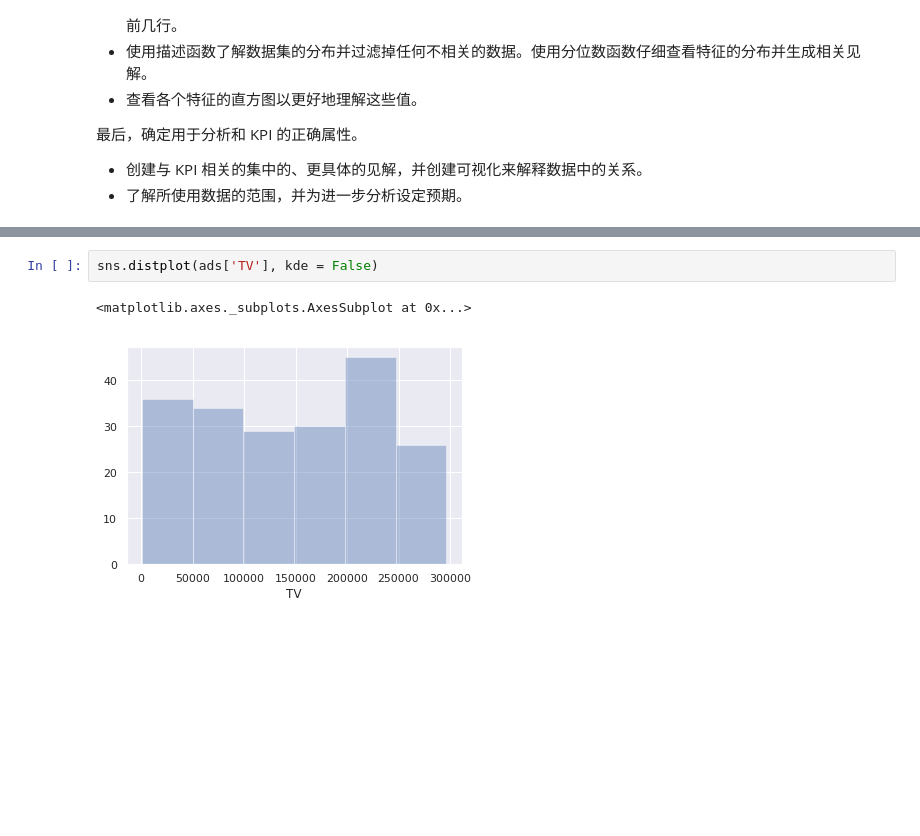
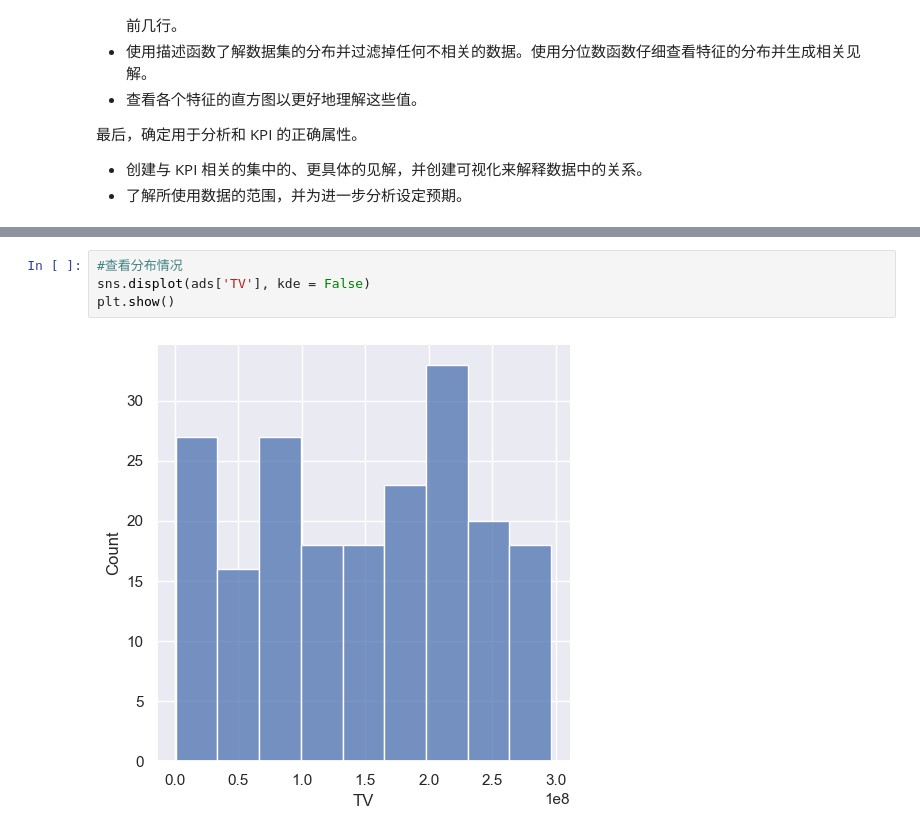
Before and after one commit to jalyjaly1017/DS4MI, a Jupyter notebook: Lesson02/Activity 2.ipynb, the cells around one changed output, grey strips where cells are left out. Cells and saved outputs as stored; diff of their text form; blank space fills up the shorter version.

```diff
--- a/Lesson02/Activity 2.ipynb
+++ b/Lesson02/Activity 2.ipynb
@@ -66,6 +73,7 @@ ads.quantile([0.1, 0.2, 0.3, 0.4, 0.5, 0.6, 0.7, 0.8, 0.9, 1.0])
 # %%
-sns.distplot(ads['TV'], kde = False)
+#查看分布情况
+sns.displot(ads['TV'], kde = False)
+plt.show()
 # %% [output]
-<matplotlib.axes._subplots.AxesSubplot at 0x...>
-[figure, old version]
+[figure, new version]
 # %%
```
Also changed, not shown: parts of 14 cells of this notebook.
